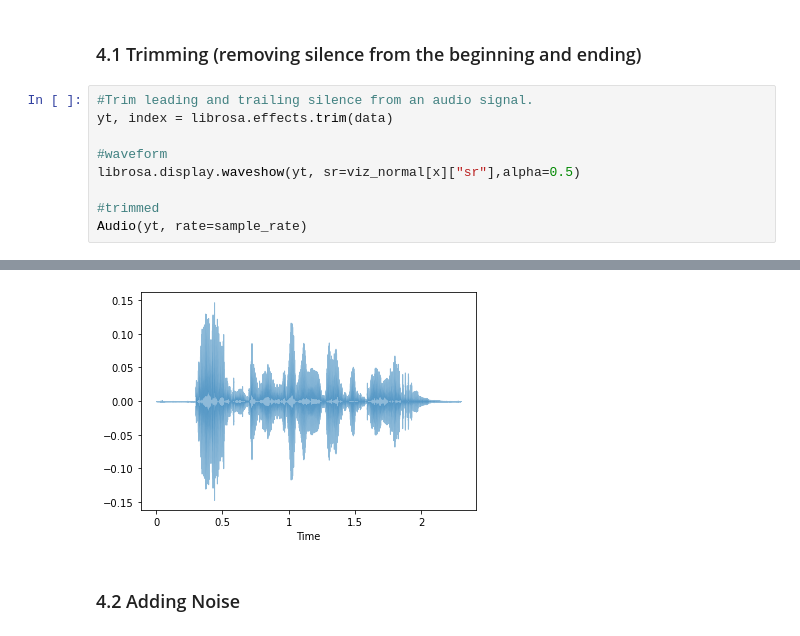
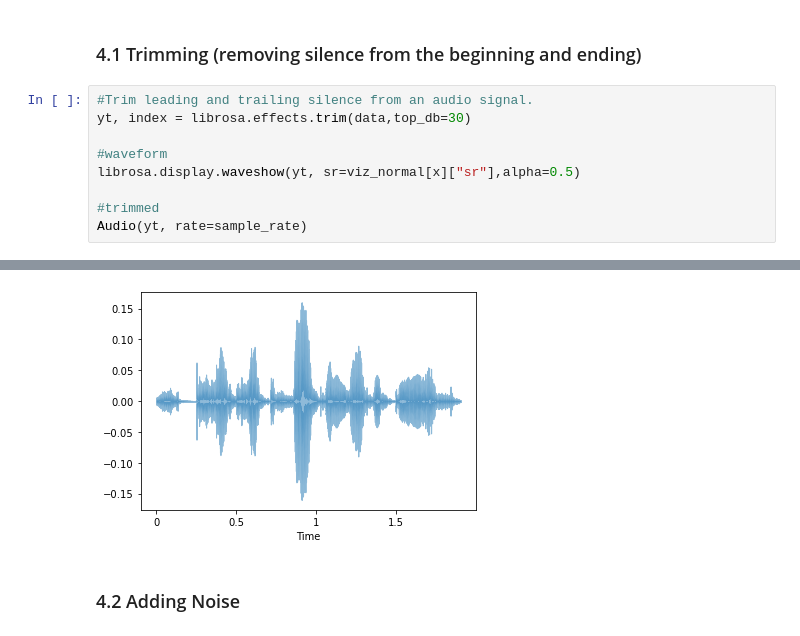
Before and after one commit to rebellon-carina/Capstone---Speech-Emotion-Recognition, a Jupyter notebook: 01-A EDA_VoiceSentiment-RAVDESS.ipynb, the cells around one changed output, grey strips where cells are left out. Saved outputs shown, nothing was run; the diff lists cells and outputs as text.

```diff
--- a/01-A EDA_VoiceSentiment-RAVDESS.ipynb
+++ b/01-A EDA_VoiceSentiment-RAVDESS.ipynb
@@ -638,16 +639,16 @@ Audio(viz_normal[4]["audio"], rate=sample_rate)
 ### 4.1  Trimming (removing silence from the beginning and ending)
 # %%
 #Trim leading and trailing silence from an audio signal.
-yt, index = librosa.effects.trim(data)
+yt, index = librosa.effects.trim(data,top_db=30)
 
 #waveform
 librosa.display.waveshow(yt, sr=viz_normal[x]["sr"],alpha=0.5)
 
 #trimmed
 Audio(yt, rate=sample_rate)
 # %% [output]
 [interactive output not drawn]
-[figure, old version]
+[figure, new version]
 # %% [markdown]
 ### 4.2 Adding Noise
 # %%
```
Also changed, not shown: parts of 17 cells of this notebook, 4 other files.
